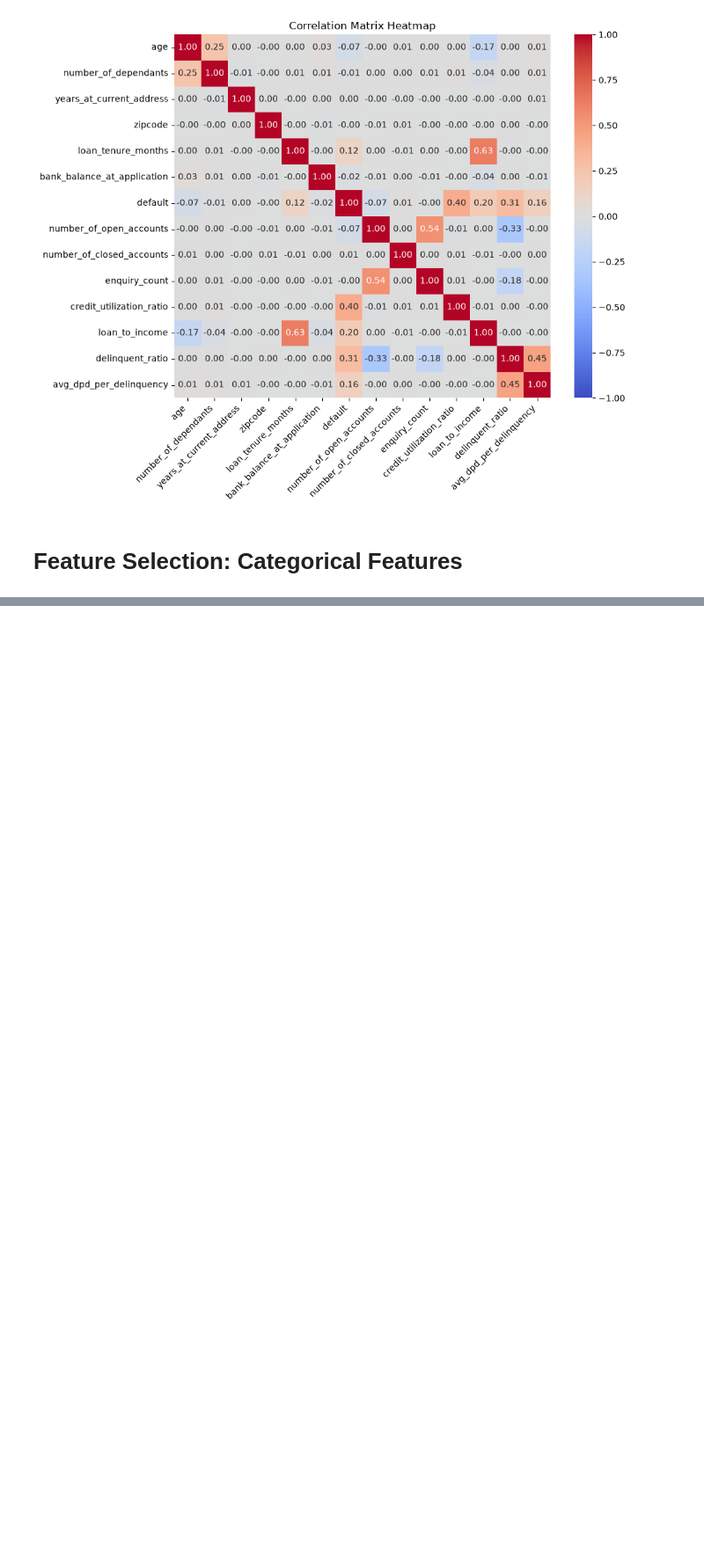
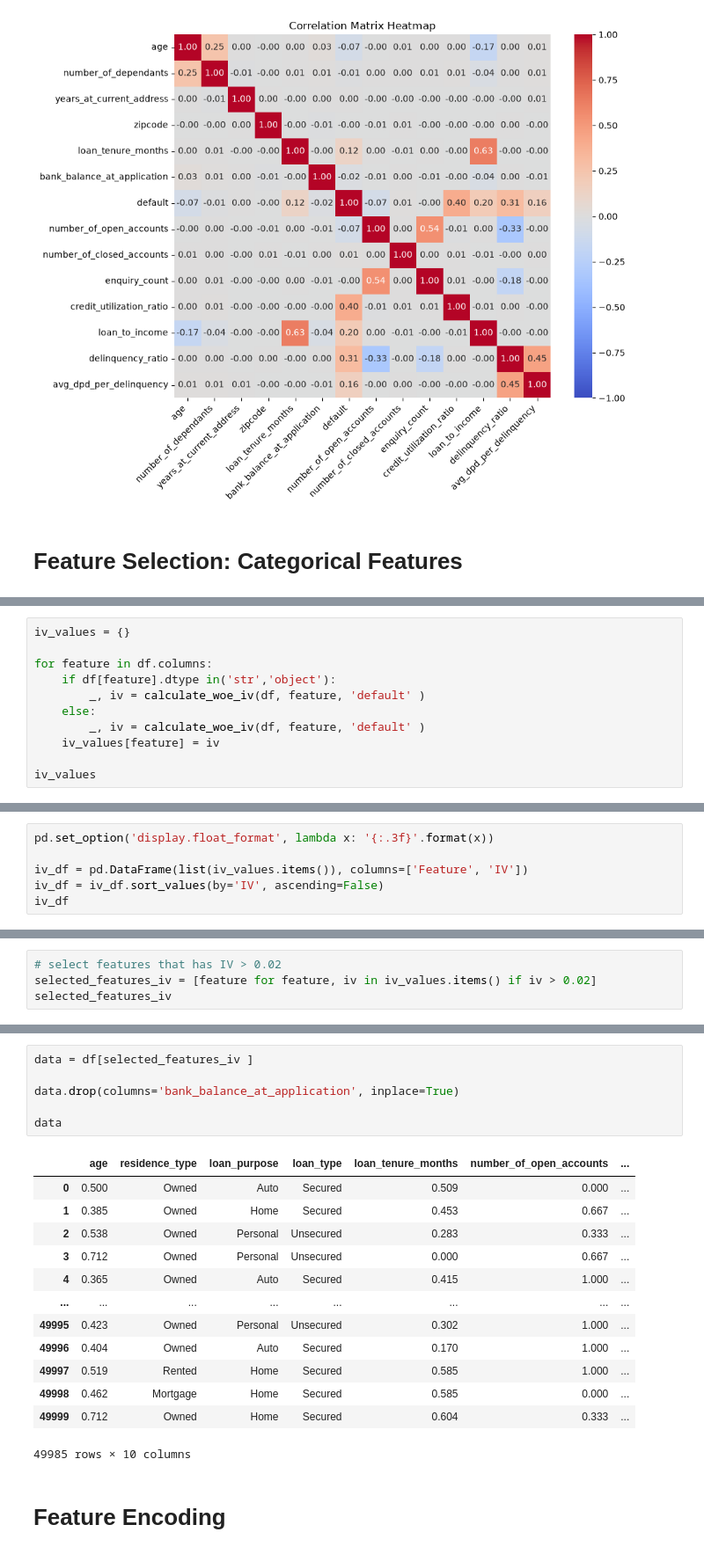
Before and after one commit to ANANTA678/A-Laptop, a Jupyter notebook: Project 2/Credit_risk_model.ipynb, the cells around one changed output, grey strips where cells are left out. Shown at 88% size. Cells and saved outputs as stored; diff of their text form; blank space fills up the shorter version.

```diff
--- a/Project 2/Credit_risk_model.ipynb
+++ b/Project 2/Credit_risk_model.ipynb
@@ -531,0 +997,11 @@ plt.show()
+# %%
+iv_values = {}
+
+for feature in df.columns:
+    if df[feature].dtype in('str','object'):
+        _, iv = calculate_woe_iv(df, feature, 'default' )
+    else:
+        _, iv = calculate_woe_iv(df, feature, 'default' )
+    iv_values[feature] = iv
+
+iv_values
@@ -531,0 +1026,6 @@ plt.show()
+# %%
+pd.set_option('display.float_format', lambda x: '{:.3f}'.format(x))
+
+iv_df = pd.DataFrame(list(iv_values.items()), columns=['Feature', 'IV'])
+iv_df = iv_df.sort_values(by='IV', ascending=False)
+iv_df
@@ -531,0 +1050,4 @@ plt.show()
+# %%
+# select features that has IV > 0.02
+selected_features_iv = [feature for feature, iv in iv_values.items() if iv > 0.02]
+selected_features_iv
@@ -531,0 +1066,22 @@ plt.show()
+# %%
+data = df[selected_features_iv ]
+
+data.drop(columns='bank_balance_at_application', inplace=True)
+
+data
+# %% [output]
+|  | age | residence_type | loan_purpose | loan_type | loan_tenure_months | number_of_open_accounts | ... |
+| 0 | 0.500 | Owned | Auto | Secured | 0.509 | 0.000 | ... |
+| 1 | 0.385 | Owned | Home | Secured | 0.453 | 0.667 | ... |
+| 2 | 0.538 | Owned | Personal | Unsecured | 0.283 | 0.333 | ... |
+| 3 | 0.712 | Owned | Personal | Unsecured | 0.000 | 0.667 | ... |
+| 4 | 0.365 | Owned | Auto | Secured | 0.415 | 1.000 | ... |
+| ... | ... | ... | ... | ... | ... | ... | ... |
+| 49995 | 0.423 | Owned | Personal | Unsecured | 0.302 | 1.000 | ... |
+| 49996 | 0.404 | Owned | Auto | Secured | 0.170 | 1.000 | ... |
+| 49997 | 0.519 | Rented | Home | Secured | 0.585 | 1.000 | ... |
+| 49998 | 0.462 | Mortgage | Home | Secured | 0.585 | 0.000 | ... |
+| 49999 | 0.712 | Owned | Home | Secured | 0.604 | 0.333 | ... |
+49985 rows × 10 columns
+# %% [markdown]
+# Feature Encoding
```
Also changed, not shown: parts of 56 cells of this notebook, 14 other files.
